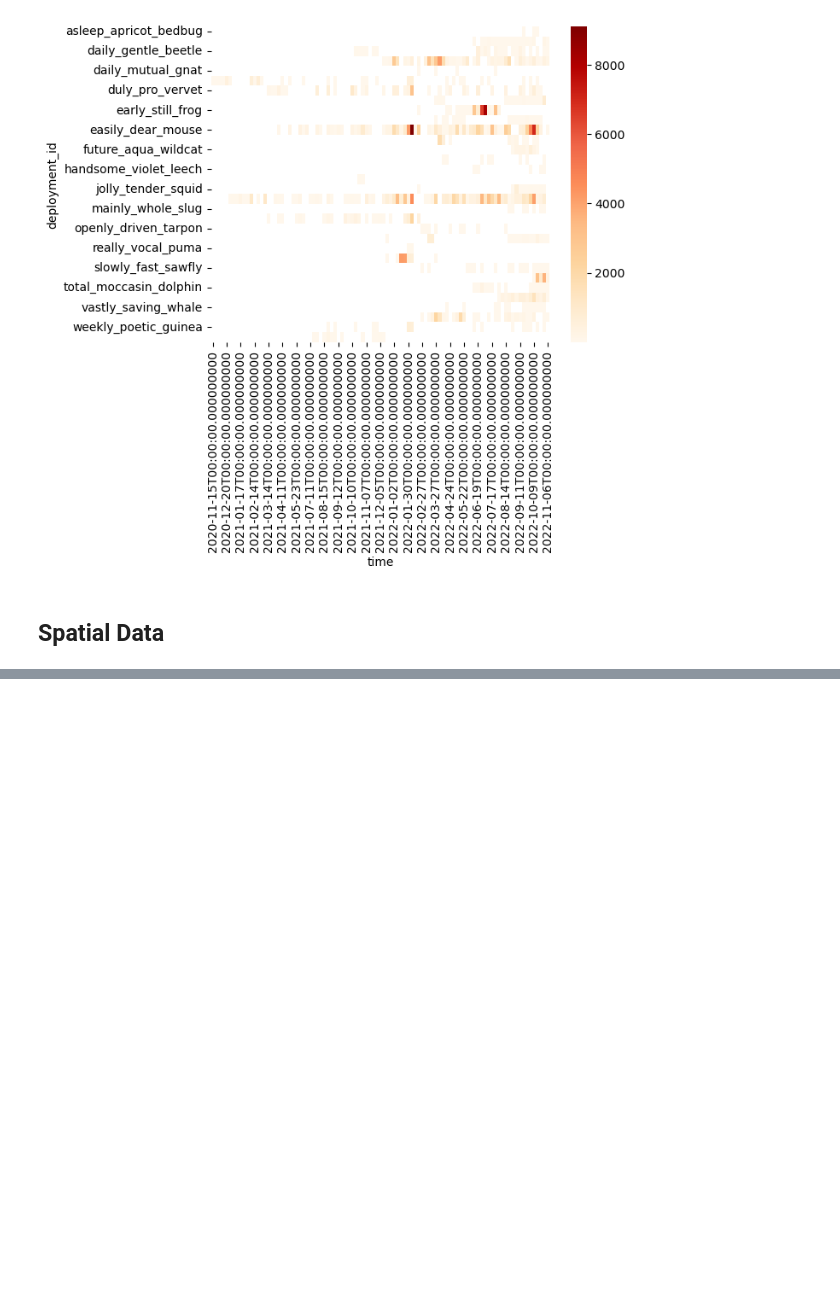
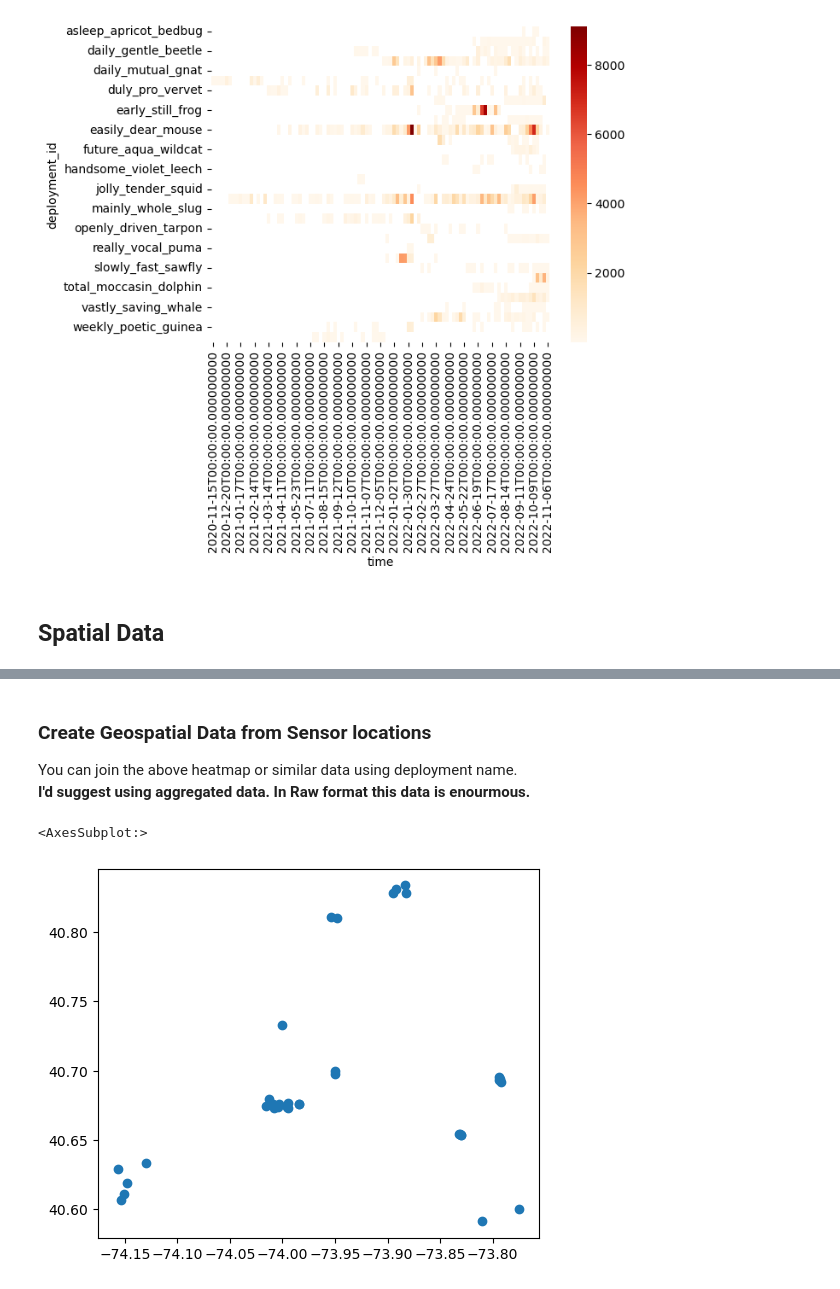
Before and after one commit to cankadir/FloodAnalysis, a Jupyter notebook: PY/CollectData.ipynb, the cells around one changed output, grey strips where cells are left out. Cells and saved outputs as stored; diff of their text form; code cells hidden in the pictures; blank space fills up the shorter version.

```diff
--- a/PY/CollectData.ipynb
+++ b/PY/CollectData.ipynb
@@ -114,0 +100,6 @@ sensor_locations
+# %%
+sensor_locations = pd.read_excel( r"D:\WORK\FLOODNET\Sensor Locations Directory (1).xlsx" , sheet_name= 'street sensors (live)')
+
+sensor_locations = sensor_locations[['sensor_display_name','deployment_id','lat','lon']].copy()
+sensor_locations = sensor_locations.iloc[1:]
+sensor_locations
@@ -114,0 +124,17 @@ sensor_locations
+# %% [markdown]
+### Create Geospatial Data from Sensor locations
+You can join the above heatmap or similar data using deployment name.
+**I'd suggest using aggregated data. In Raw format this data is enourmous.**
+# %%
+import geopandas as gpd
+
+sensor_locations_geo = gpd.GeoDataFrame(
+    data = sensor_locations,
+    geometry=gpd.points_from_xy( sensor_locations['lon'],sensor_locations['lat'] ),
+    crs = 4326
+)
+
+sensor_locations_geo.plot()
+# %% [output]
+<AxesSubplot:>
+[figure, added]
```
Also changed, not shown: parts of 5 cells of this notebook.
